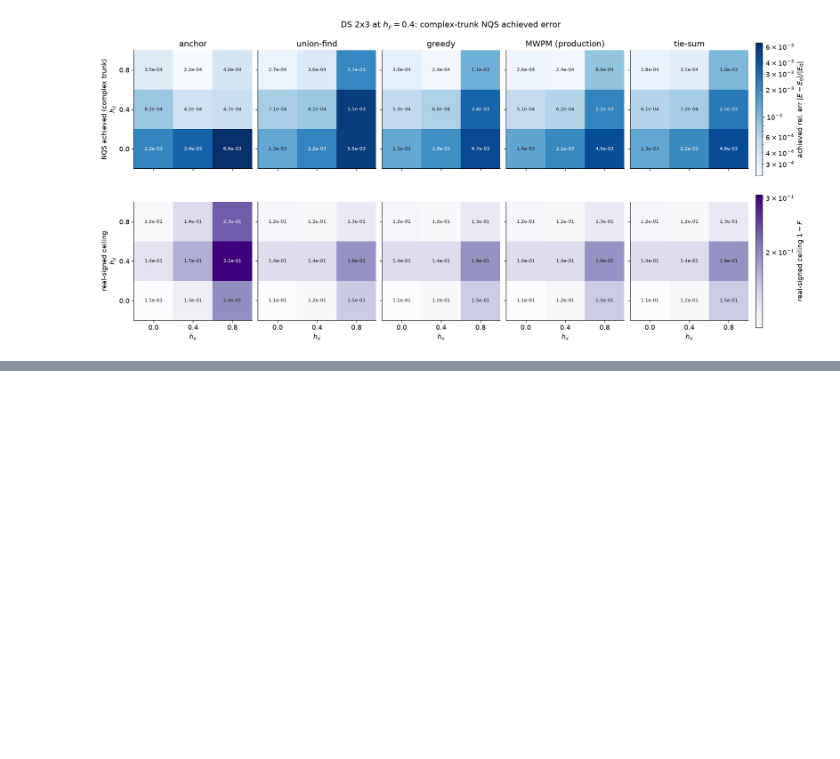
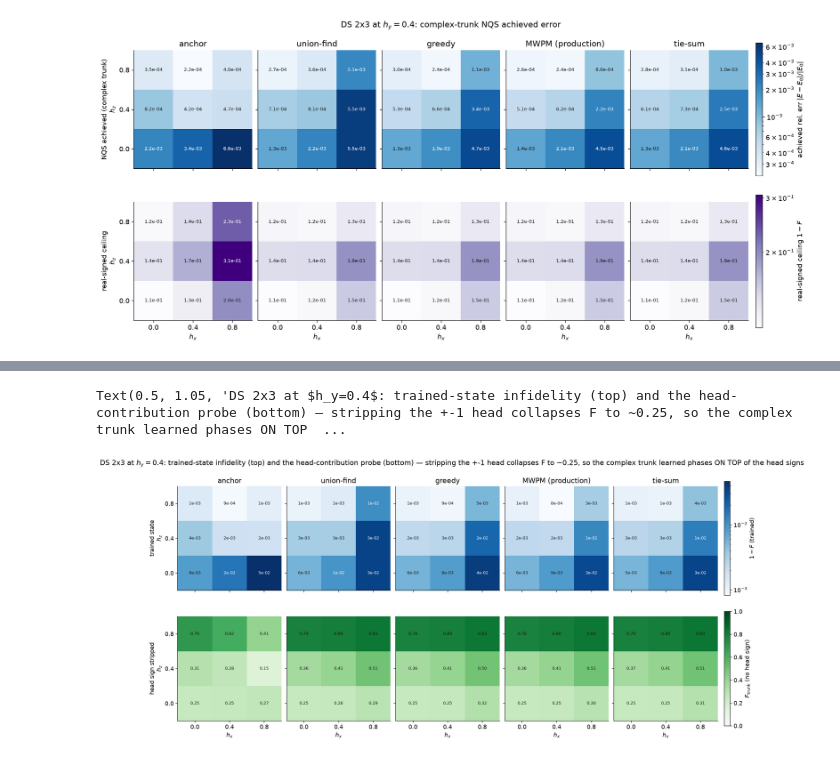
Before and after one commit to SanzharBissenali/2D-TC, a Jupyter notebook: analysis/05_phase4b_plane.ipynb, the cells around one changed output, grey strips where cells are left out. Saved outputs shown, nothing was run; the diff lists cells and outputs as text; code cells hidden in the pictures; blank space fills up the shorter version.

```diff
--- a/analysis/05_phase4b_plane.ipynb
+++ b/analysis/05_phase4b_plane.ipynb
@@ -514,0 +612,58 @@ fig.savefig(f"{FIGDIR}/phase4d_2x3_hy_invivo_vs_ceiling.png", dpi=300, bbox_inch
+# %%
+# 4d at hy=0.4: infidelity (top) + trunk-only fidelity F_trunk (bottom, head sign stripped)
+fig, axes = plt.subplots(2, 5, figsize=(16, 7.0), sharex=True, sharey=True,
+                         constrained_layout=True)
+vals = [1 - FID[('2x3', 0.4, hx, hz, dec_arm('cnnqC', d))][0]
+        for d in DEC for hx in V3 for hz in V3
+        if ('2x3', 0.4, hx, hz, dec_arm('cnnqC', d)) in FID]
+norm_f = LogNorm(vmin=min(vals), vmax=max(vals))
+for ax, d in zip(axes[0], DEC):
+    ax.grid(False)
+    W = np.full((3, 3), np.nan)
+    for i, hz in enumerate(V3):
+        for j, hx in enumerate(V3):
+            k = ('2x3', 0.4, hx, hz, dec_arm('cnnqC', d))
+            if k in FID:
+                W[i, j] = 1 - FID[k][0]
+    im0 = ax.imshow(np.ma.masked_invalid(W), origin='lower',
+                    extent=(-0.2, 1.0, -0.2, 1.0), cmap='Blues', norm=norm_f,
+                    interpolation='nearest')
+    for i, hz in enumerate(V3):
+        for j, hx in enumerate(V3):
+            if np.isfinite(W[i, j]):
+                dark = norm_f(W[i, j]) > 0.6
+                ax.text(hx, hz, f'{W[i, j]:.0e}', ha='center', va='center',
+                        fontsize=8, color='white' if dark else '#1a1a1a')
+    ax.set_xticks(V3); ax.set_yticks(V3)
+    ax.set(title=DEC_LABEL[d])
+for ax, d in zip(axes[1], DEC):
+    ax.grid(False)
+    W = np.full((3, 3), np.nan)
+    for i, hz in enumerate(V3):
+        for j, hx in enumerate(V3):
+            k = ('2x3', 0.4, hx, hz, dec_arm('cnnqC', d))
+            if k in FID and FID[k][1] is not None:
+                W[i, j] = FID[k][1]
+    im1 = ax.imshow(np.ma.masked_invalid(W), origin='lower',
+                    extent=(-0.2, 1.0, -0.2, 1.0), cmap='Greens',
+                    vmin=0.0, vmax=1.0, interpolation='nearest')
+    for i, hz in enumerate(V3):
+        for j, hx in enumerate(V3):
+            if np.isfinite(W[i, j]):
+                ax.text(hx, hz, f'{W[i, j]:.2f}', ha='center', va='center',
+                        fontsize=8, color='#1a1a1a')
+    ax.set_xticks(V3); ax.set_yticks(V3)
+    ax.set(xlabel='$h_x$')
+axes[0][0].set(ylabel='trained state\n$h_z$')
+axes[1][0].set(ylabel='head sign stripped\n$h_z$')
+cb0 = fig.colorbar(im0, ax=list(axes[0]), shrink=0.9, pad=0.012)
+cb0.set_label(r'$1 - F$ (trained)')
+cb1 = fig.colorbar(im1, ax=list(axes[1]), shrink=0.9, pad=0.012)
+cb1.set_label(r'$F_{\rm trunk}$ (no head sign)')
+fig.suptitle('DS 2x3 at $h_y=0.4$: trained-state infidelity (top) and the head-contribution '
+             'probe (bottom) — stripping the +-1 head collapses F to ~0.25, so the '
+             'complex trunk learned phases ON TOP of the head signs', y=1.05)
+# fig.savefig(f"{FIGDIR}/fidelity_4d_2x3_hy.png", dpi=300, bbox_inches="tight")
+# %% [output]
+Text(0.5, 1.05, 'DS 2x3 at $h_y=0.4$: trained-state infidelity (top) and the head-contribution probe (bottom) — stripping the +-1 head collapses F to ~0.25, so the complex trunk learned phases ON TOP  ...
+[figure, added]
```
Also changed, not shown: parts of 6 cells of this notebook.
